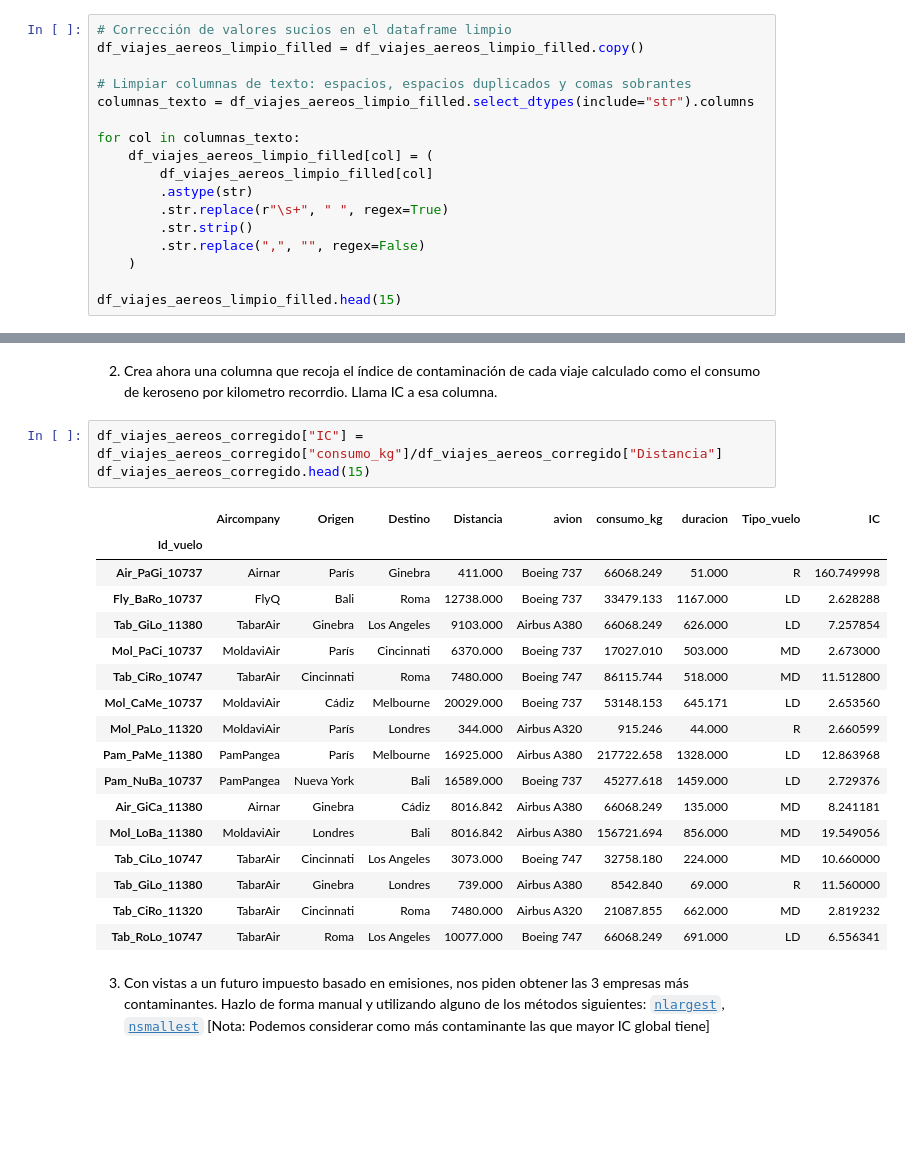
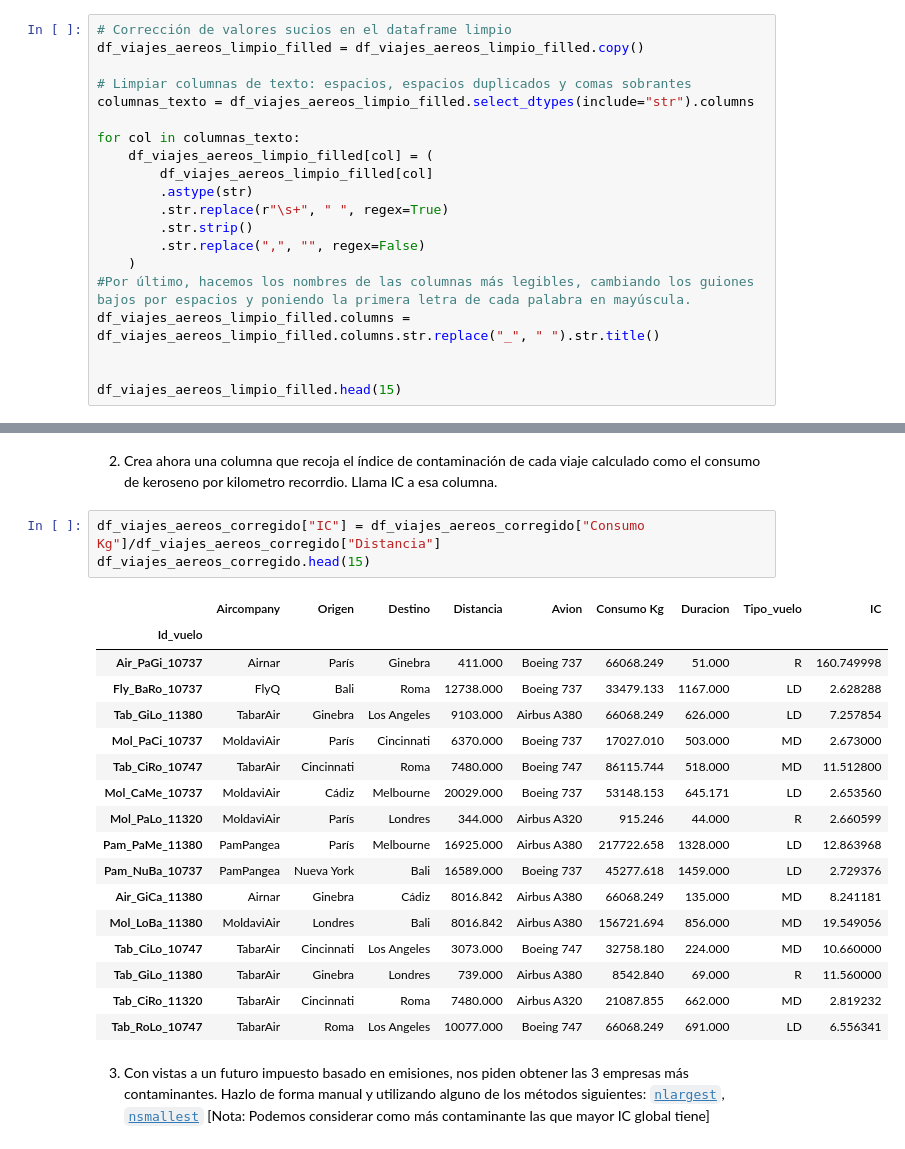
Before and after one commit to Emigarsan/DS-Online-Emilio-Garrote, a Jupyter notebook: Sprints/02_Herramientas_Avanzadas/Sprint_04/Unidad_02_Pandas_II/03_Practica_Obligatoria/18_Practica_Obligatoria_Pandas_II.ipynb, the cells around one changed output, grey strips where cells are left out. Saved outputs shown, nothing was run; the diff lists cells and outputs as text; blank space fills up the shorter version.

```diff
--- a/Sprints/02_Herramientas_Avanzadas/Sprint_04/Unidad_02_Pandas_II/03_Practica_Obligatoria/18_Practica_Obligatoria_Pandas_II.ipynb
+++ b/Sprints/02_Herramientas_Avanzadas/Sprint_04/Unidad_02_Pandas_II/03_Practica_Obligatoria/18_Practica_Obligatoria_Pandas_II.ipynb
@@ -288,6 +288,9 @@ for col in columnas_texto:
         .str.strip()
         .str.replace(",", "", regex=False)
     )
+#Por último, hacemos los nombres de las columnas más legibles, cambiando los guiones bajos por espacios y poniendo la primera letra de cada palabra en mayúscula.
+df_viajes_aereos_limpio_filled.columns = df_viajes_aereos_limpio_filled.columns.str.replace("_", " ").str.title()
+
 
 df_viajes_aereos_limpio_filled.head(15)
 # %% [output]
@@ -359,10 +362,10 @@ df_viajes_aereos_corregido.head(15)
 # %% [markdown]
 2. Crea ahora una columna que recoja el índice de contaminación de cada viaje calculado como el consumo de keroseno por kilometro recorrdio. Llama IC a esa columna.
 # %%
-df_viajes_aereos_corregido["IC"] = df_viajes_aereos_corregido["consumo_kg"]/df_viajes_aereos_corregido["Distancia"]
+df_viajes_aereos_corregido["IC"] = df_viajes_aereos_corregido["Consumo Kg"]/df_viajes_aereos_corregido["Distancia"]
 df_viajes_aereos_corregido.head(15)
 # %% [output]
-|  | Aircompany | Origen | Destino | Distancia | avion | consumo_kg | duracion | Tipo_vuelo | IC |
+|  | Aircompany | Origen | Destino | Distancia | Avion | Consumo Kg | Duracion | Tipo_vuelo | IC |
 | Id_vuelo |  |  |  |  |  |  |  |  |  |
 | Air_PaGi_10737 | Airnar | París | Ginebra | 411.000 | Boeing 737 | 66068.249 | 51.000 | R | 160.749998 |
 | Fly_BaRo_10737 | FlyQ | Bali | Roma | 12738.000 | Boeing 737 | 33479.133 | 1167.000 | LD | 2.628288 |
```
Also changed, not shown: parts of 2 cells of this notebook.
